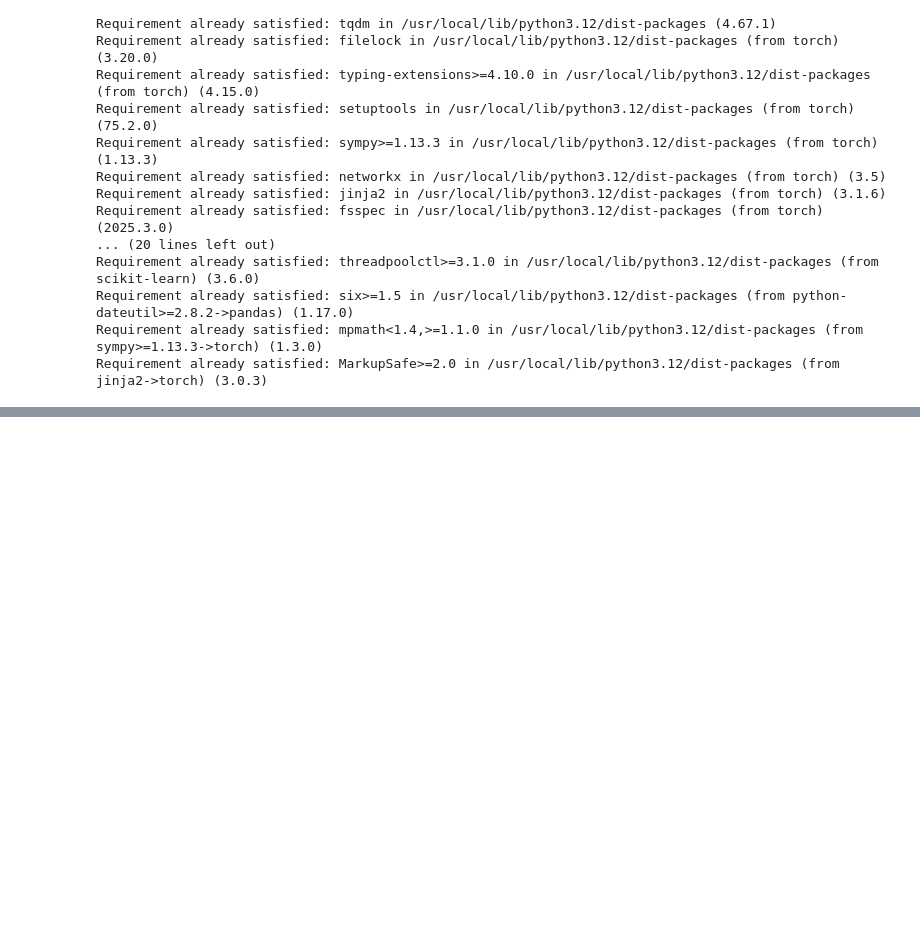
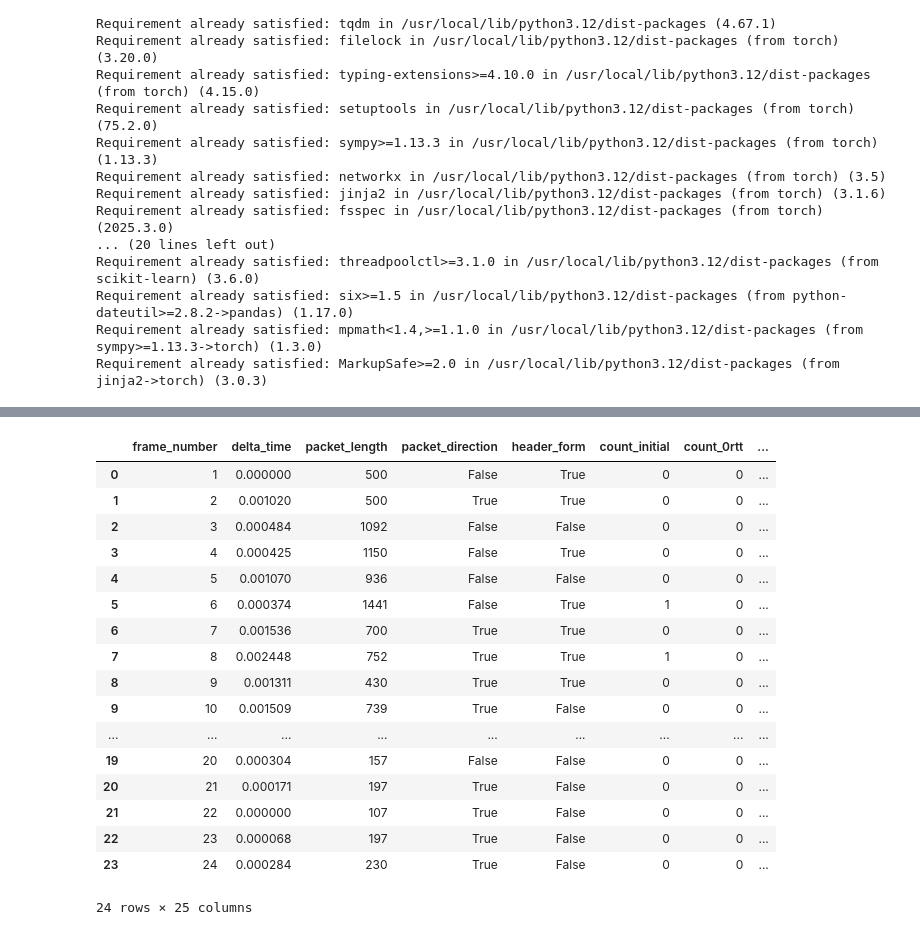
Before and after one commit to imets01/synthetic_network_data_gen, a Jupyter notebook: low_level_features/low_level_features_RGAN.ipynb, the cells around one changed output, grey strips where cells are left out. Drawn from its saved outputs; the diff is of its cells as text; code cells hidden in the pictures; blank space fills up the shorter version.

```diff
--- a/low_level_features/low_level_features_RGAN.ipynb
+++ b/low_level_features/low_level_features_RGAN.ipynb
@@ -208,0 +437,4 @@ with torch.no_grad():
+# %%
+metadata.set_sequence_key('capture_id')
+# %%
+metadata.set_sequence_index('frame_number')
@@ -208,0 +445,30 @@ with torch.no_grad():
+# %%
+data[binary_cols] = data[binary_cols].astype(bool)
+# %%
+from sdv.sequential import PARSynthesizer
+
+synthesizer = PARSynthesizer(metadata, verbose=True)
+synthesizer.fit(data)
+
+synthetic_data = synthesizer.sample(num_sequences=100)
+# %%
+synthetic_data[synthetic_data['capture_id'] == 3159657]
+# %% [output]
+|  | frame_number | delta_time | packet_length | packet_direction | header_form | count_initial | count_0rtt | ... |
+| 0 | 1 | 0.000000 | 500 | False | True | 0 | 0 | ... |
+| 1 | 2 | 0.001020 | 500 | True | True | 0 | 0 | ... |
+| 2 | 3 | 0.000484 | 1092 | False | False | 0 | 0 | ... |
+| 3 | 4 | 0.000425 | 1150 | False | True | 0 | 0 | ... |
+| 4 | 5 | 0.001070 | 936 | False | False | 0 | 0 | ... |
+| 5 | 6 | 0.000374 | 1441 | False | True | 1 | 0 | ... |
+| 6 | 7 | 0.001536 | 700 | True | True | 0 | 0 | ... |
+| 7 | 8 | 0.002448 | 752 | True | True | 1 | 0 | ... |
+| 8 | 9 | 0.001311 | 430 | True | True | 0 | 0 | ... |
+| 9 | 10 | 0.001509 | 739 | True | False | 0 | 0 | ... |
+| ... | ... | ... | ... | ... | ... | ... | ... | ... |
+| 19 | 20 | 0.000304 | 157 | False | False | 0 | 0 | ... |
+| 20 | 21 | 0.000171 | 197 | True | False | 0 | 0 | ... |
+| 21 | 22 | 0.000000 | 107 | True | False | 0 | 0 | ... |
+| 22 | 23 | 0.000068 | 197 | True | False | 0 | 0 | ... |
+| 23 | 24 | 0.000284 | 230 | True | False | 0 | 0 | ... |
+24 rows × 25 columns
```
Also changed, not shown: parts of 27 cells of this notebook.
